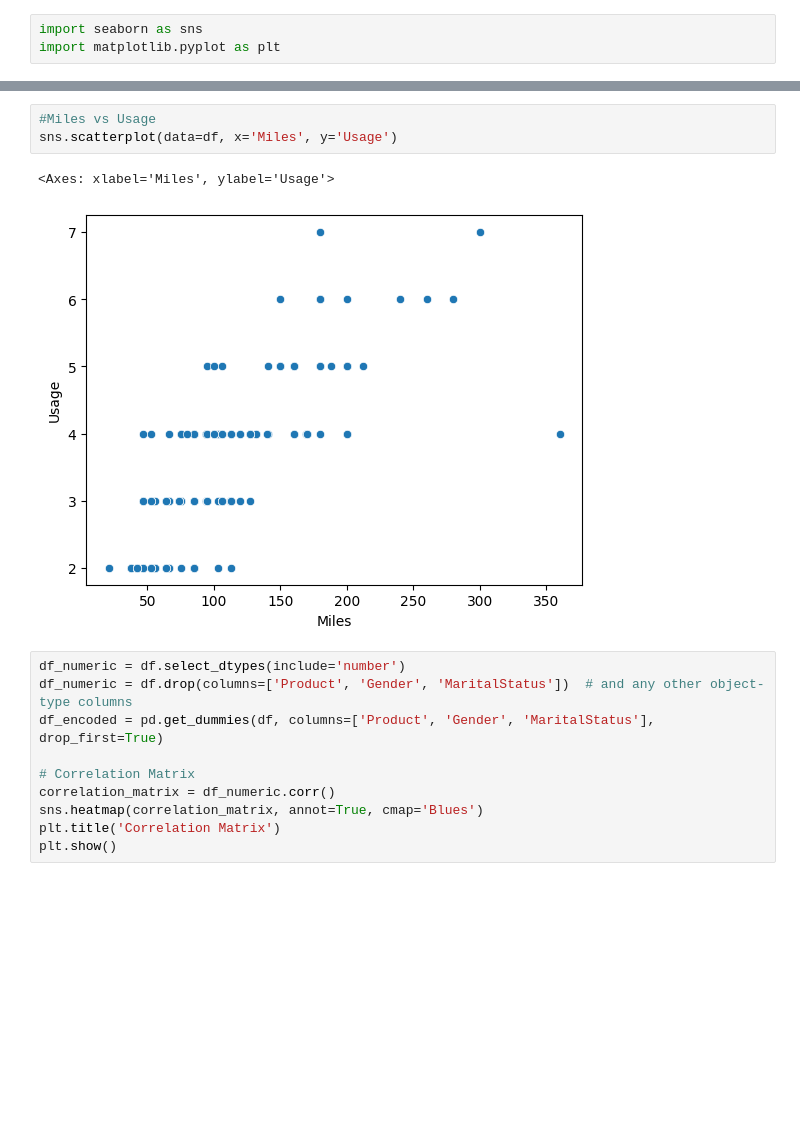
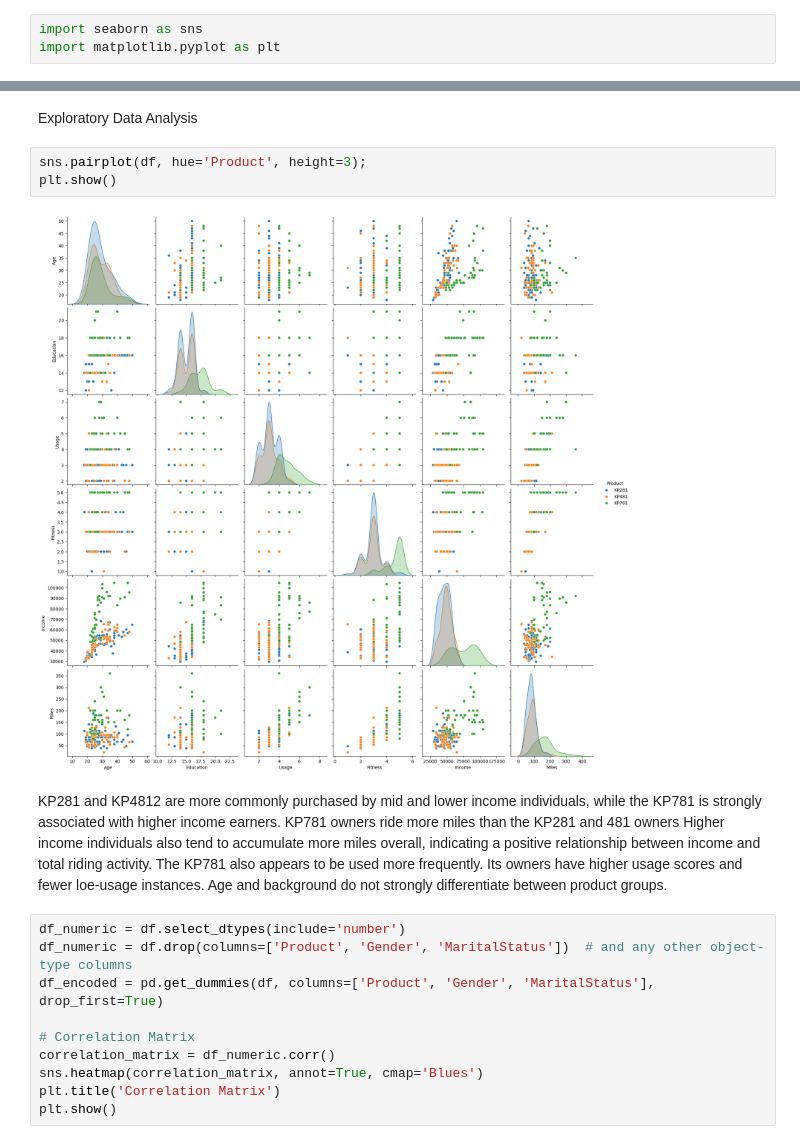
Before and after one commit to asn5995/data-science-projects, a Jupyter notebook: DP1.ipynb, the cells around one changed output, grey strips where cells are left out. Drawn from its saved outputs; the diff is of its cells as text; blank space fills up the shorter version.

```diff
--- a/DP1.ipynb
+++ b/DP1.ipynb
@@ -214,9 +149,16 @@ sns.scatterplot(data=df, x='Fitness', y='Usage')
-# %%
-#Miles vs Usage
-sns.scatterplot(data=df, x='Miles', y='Usage')
-# %% [output]
-<Axes: xlabel='Miles', ylabel='Usage'>
-[figure, removed]
+# %% [markdown]
+Exploratory Data Analysis
+# %%
+sns.pairplot(df, hue='Product', height=3);
+plt.show()
+# %% [output]
+[figure, added]
+# %% [markdown]
+KP281 and KP4812 are more commonly purchased by mid and lower income individuals, while the KP781 is strongly associated with higher income earners.
+KP781 owners ride more miles than the KP281 and 481 owners
+Higher income individuals also tend to accumulate more miles overall, indicating a positive relationship between income and total riding activity.
+The KP781 also appears to be used more frequently. Its owners have higher usage scores and fewer loe-usage instances.
+Age and background do not strongly differentiate between product groups.
 # %%
 df_numeric = df.select_dtypes(include='number')
 df_numeric = df.drop(columns=['Product', 'Gender', 'MaritalStatus'])  # and any other object-type columns
```
Also changed, not shown: parts of 10 cells of this notebook.
